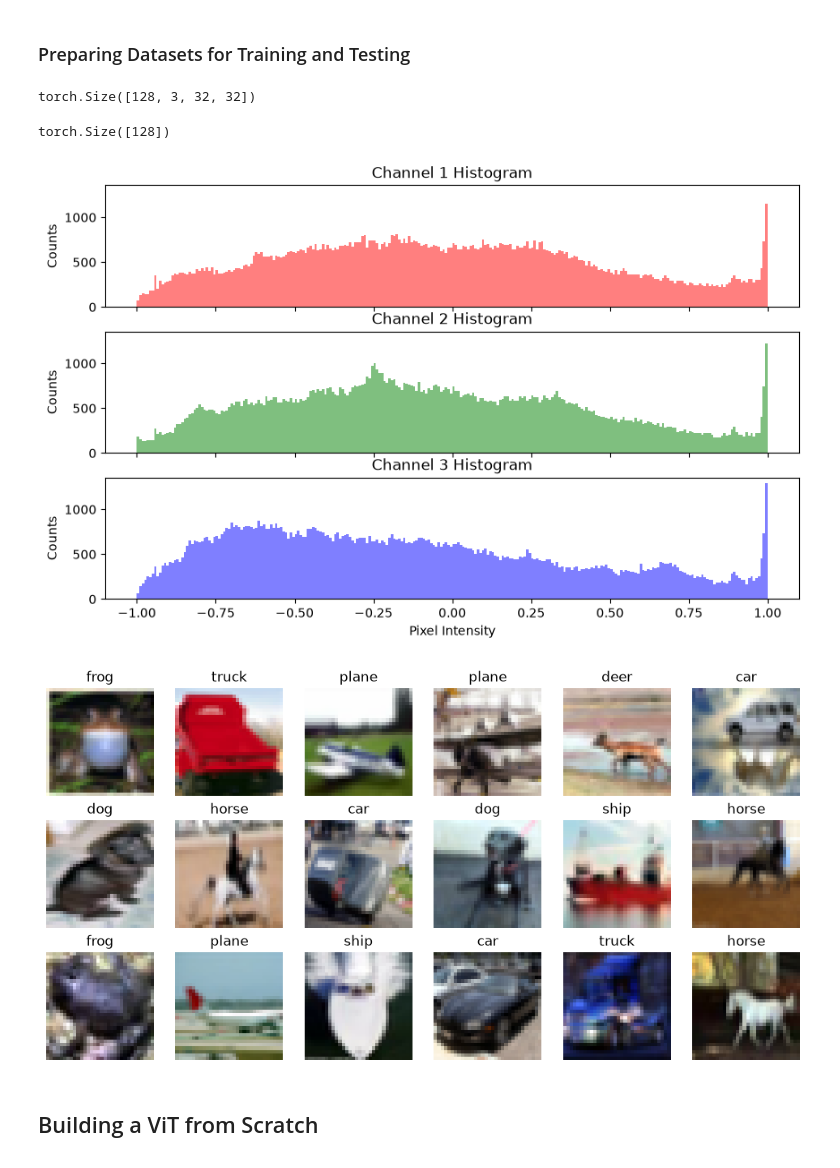
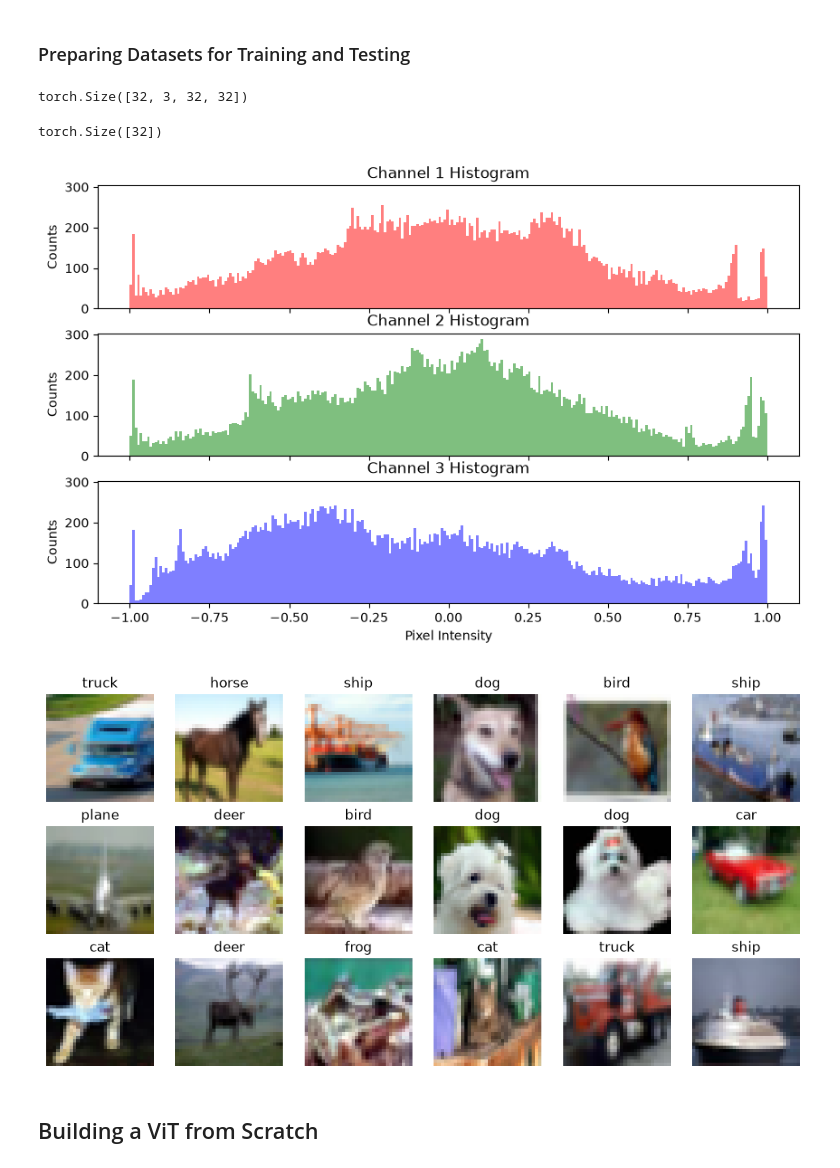
Before and after one commit to SandroAlex/llms-build-and-deploy, a Jupyter notebook: learning/build_a_text_to_image_generator_from_scratch/03_classify_images_with_a_vision_transformer.ipynb, the cells around one changed output. Cells and saved outputs as stored; diff of their text form; code cells hidden in the pictures.

```diff
--- a/learning/build_a_text_to_image_generator_from_scratch/03_classify_images_with_a_vision_transformer.ipynb
+++ b/learning/build_a_text_to_image_generator_from_scratch/03_classify_images_with_a_vision_transformer.ipynb
@@ -58,7 +58,7 @@ from llmsplay.transformers.vision.train import EarlyStop, train_batch
 # %% [markdown]
 ## Experiment Configuration
 # %%
-BATCH_SIZE: int = 128
+BATCH_SIZE: int = int(32)
 LEARNING_RATE: float = 1e-2
 WEIGHT_DECAY: float = 1e-2
 PATIENCE: int = 3
@@ -171,12 +171,12 @@ batch: torch.Tensor = batchs[np.random.choice(len(batchs))]
 # Features
 batch[0].shape
 # %% [output]
-torch.Size([128, 3, 32, 32])
+torch.Size([32, 3, 32, 32])
 # %%
 # Target
 batch[1].shape
 # %% [output]
-torch.Size([128])
+torch.Size([32])
 # %%
 # Create three subplots: one for each channel of all images in the batch
 fig, axs = plt.subplots(3, 1, figsize=(10, 6), dpi=100, sharex=True, sharey=True)
@@ -194,37 +194,33 @@ for i in range(3):
     axs[i].set_ylabel("Counts")
 axs[-1].set_xlabel("Pixel Intensity");
 # %% [output]
-[figure, old version]
+[figure, new version]
 # %%
 # Create a 3 by 6 grid of pictures
 plt.figure(figsize=(12, 6), dpi=100)
 
 for i in range(3):
     for j in range(6):
 
         # Normalize image into [0, 1] range for each channel
         torch_image: torch.Tensor = batch[0][6 * i + j]
-        MIN: torch.Tensor = (
-            torch_image.view(3, -1).min(dim=1, keepdim=True).values.view(-1, 1, 1)
-        )
-        MAX: torch.Tensor = (
-            torch_image.view(3, -1).max(dim=1, keepdim=True).values.view(-1, 1, 1)
-        )
+        MIN: torch.Tensor = torch_image.view(3, -1).min(dim=1, keepdim=True).values.view(-1, 1, 1)
+        MAX: torch.Tensor = torch_image.view(3, -1).max(dim=1, keepdim=True).values.view(-1, 1, 1)
         EPS: torch.Tensor = torch.Tensor(3 * [1e-6]).view(-1, 1, 1)
         torch_image: torch.Tensor = (torch_image - MIN) / (MAX - MIN + EPS)
 
         # Plot PIL image
         to_pil_image: transforms.ToPILImage = transforms.ToPILImage()
         image: Image = to_pil_image(torch_image)
         plt.subplot(3, 6, 6 * i + j + 1)
         plt.imshow(image)
         plt.axis("off")
         plt.title(names[batch[1][6 * i + j]], fontsize=12)
 
 plt.subplots_adjust(hspace=0.20)
 plt.show()
 # %% [output]
-[figure, old version]
+[figure, new version]
 # %%
 testset.transform = transforms.Compose(
     [
```
Also changed, not shown: parts of 10 cells of this notebook.
